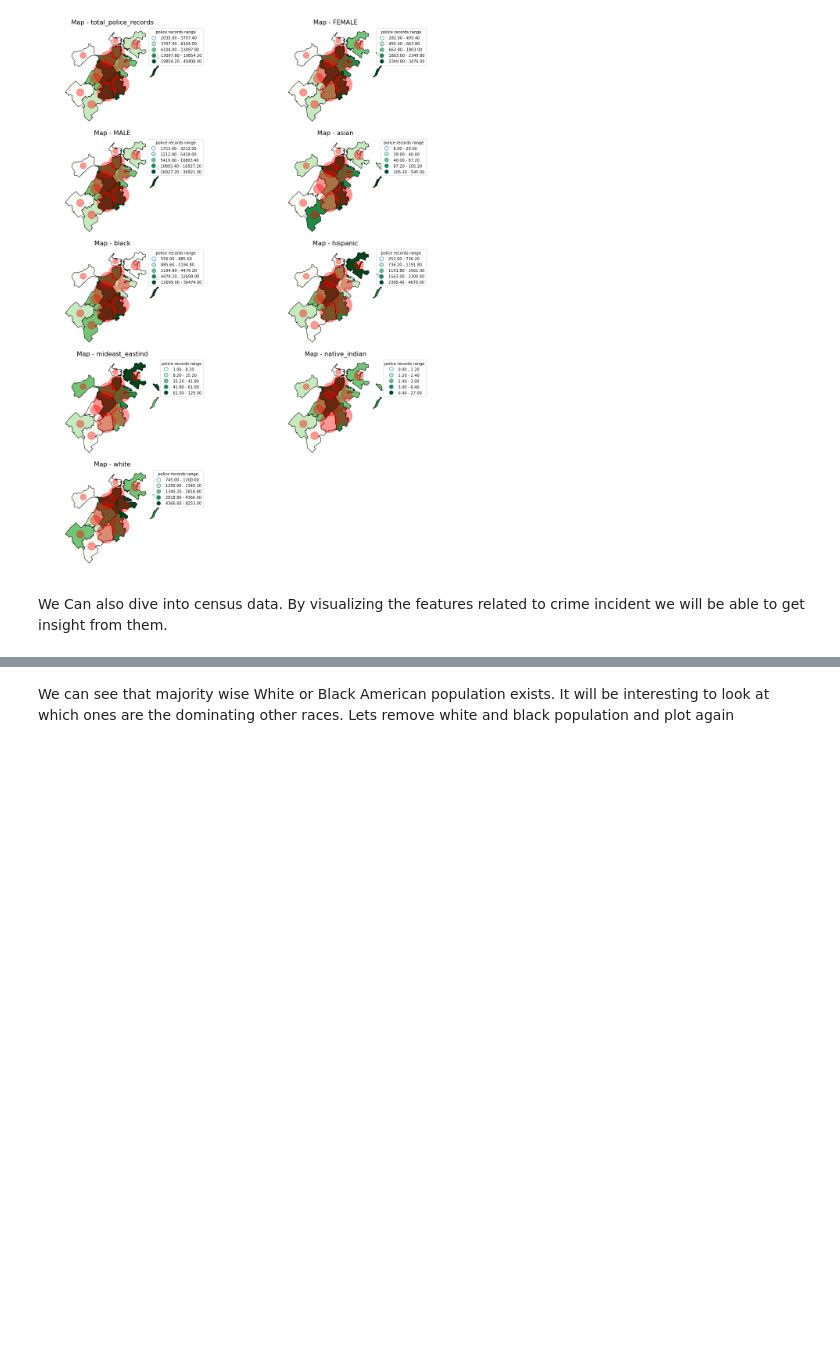
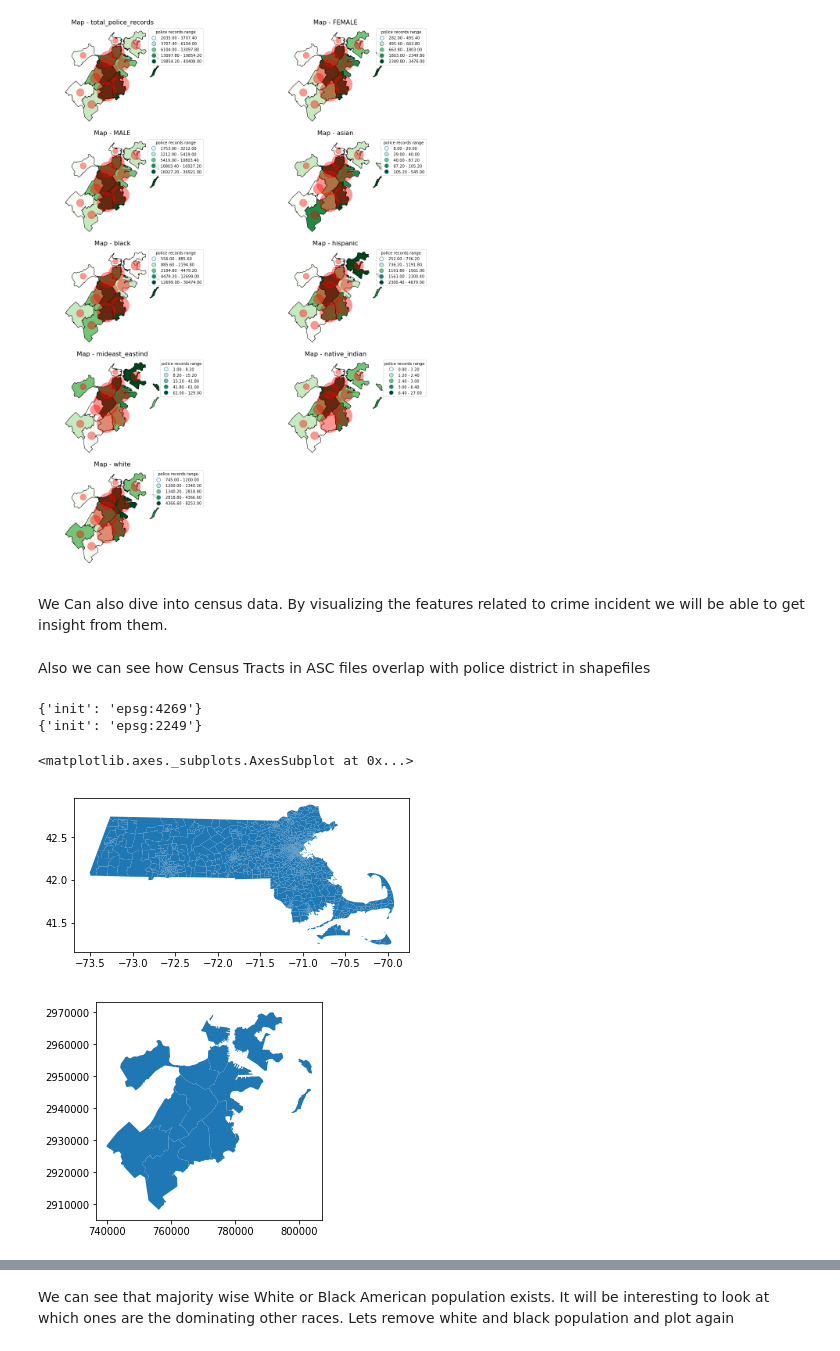
Before and after one commit to ConnorCheng2/Data-Science-for-Good, a Jupyter notebook: CleanAndVisualizeMA.ipynb, the cells around one changed output, grey strips where cells are left out. Cells and saved outputs as stored; diff of their text form; code cells hidden in the pictures; blank space fills up the shorter version.

```diff
--- a/CleanAndVisualizeMA.ipynb
+++ b/CleanAndVisualizeMA.ipynb
@@ -177,3 +166,19 @@ Using a non-tuple sequence for multidimensional indexing is deprecated; use `arr
 [figure]
 # %% [markdown]
 We Can also dive into census data. By visualizing the features related to crime incident we will be able to get insight from them.
+# %% [markdown]
+Also we can see how Census Tracts in ASC files overlap with police district in shapefiles
+# %%
+cenesus_tracts_path = './cpe-data/Dept_11-00091/MA_tracts/'
+cf_path = glob.glob(cenesus_tracts_path +'*.shp')
+census = gpd.read_file(cf_path[0])
+print(census.crs)
+print(NEW_SHP.crs)
+census.plot()
+NEW_SHP.plot()
+# %% [output]
+{'init': 'epsg:4269'}
+{'init': 'epsg:2249'}
+<matplotlib.axes._subplots.AxesSubplot at 0x...>
+[figure, added]
+[figure, added]
```
Also changed, not shown: parts of 21 cells of this notebook, 10 other files.
